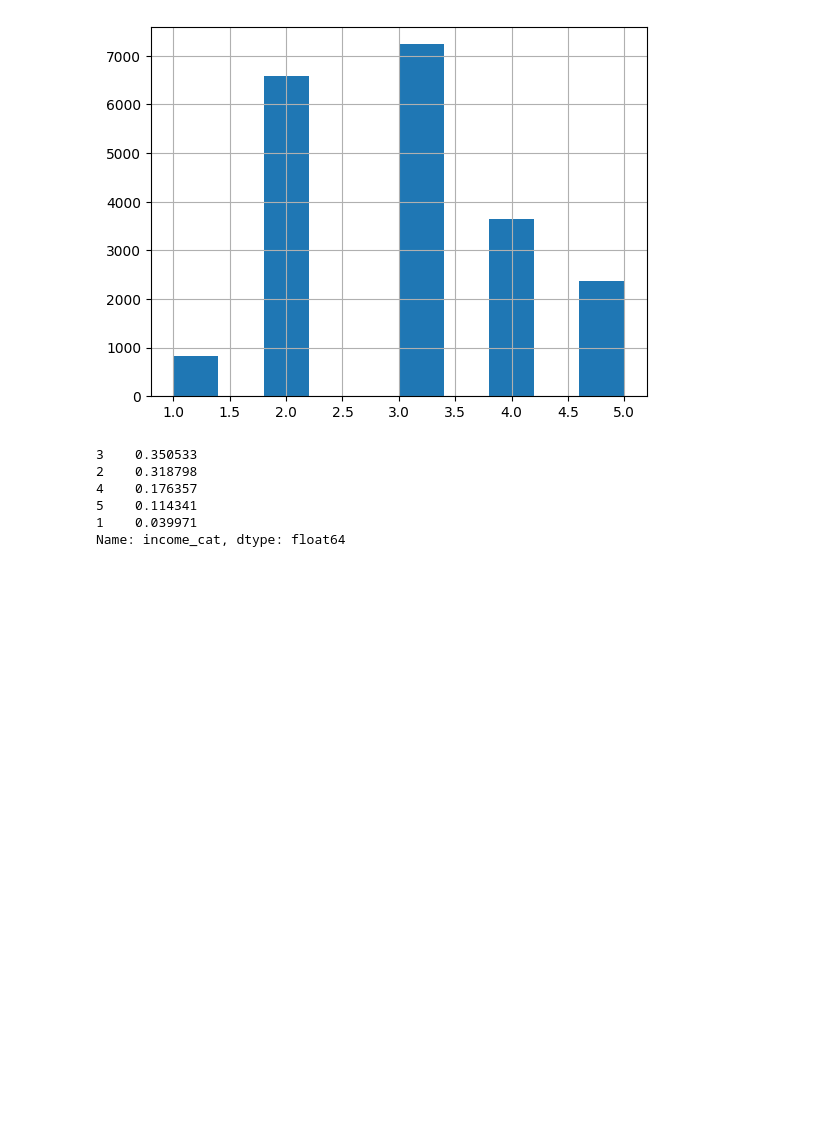
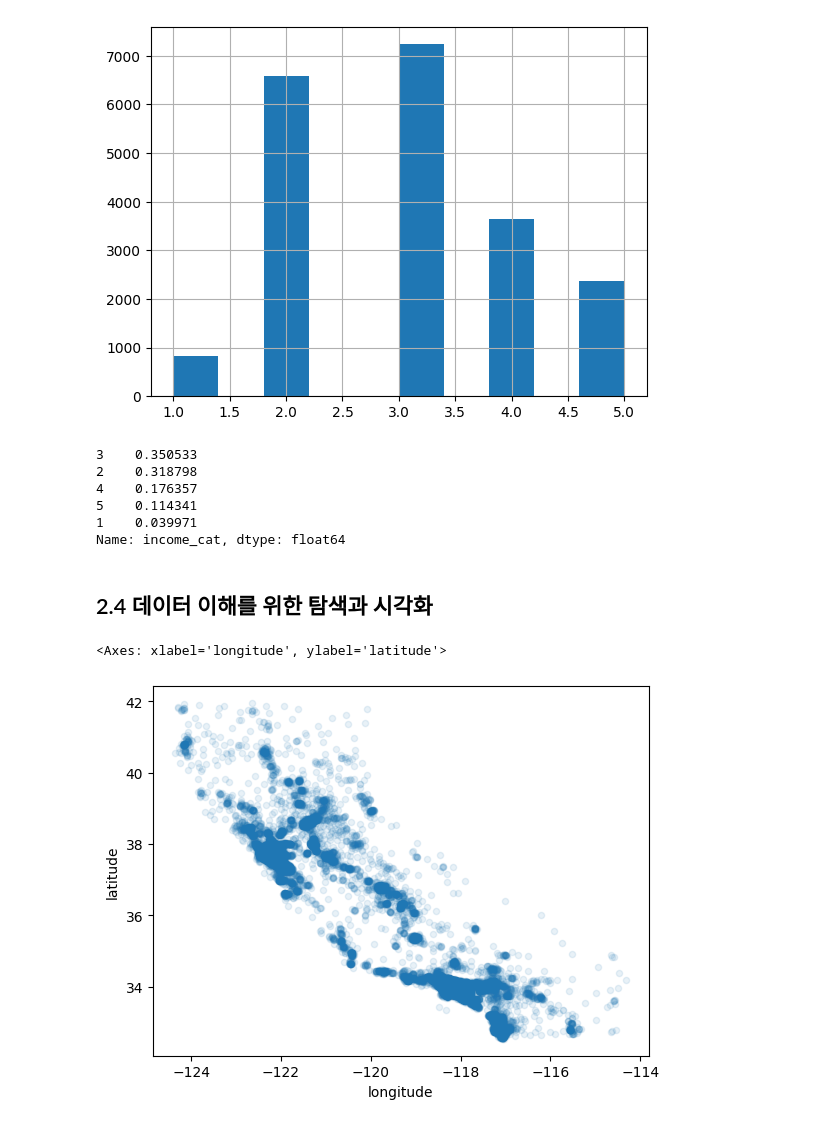
Before and after one commit to godud2604/handson-ml-study, a Jupyter notebook: Chapter2/02_end_to_end_machine_learning_project.ipynb, the cells around one changed output. Cells and saved outputs as stored; diff of their text form; code cells hidden in the pictures; blank space fills up the shorter version.

```diff
--- a/Chapter2/02_end_to_end_machine_learning_project.ipynb
+++ b/Chapter2/02_end_to_end_machine_learning_project.ipynb
@@ -154,0 +161,14 @@ Name: income_cat, dtype: float64
+# %% [markdown]
+## 2.4 데이터 이해를 위한 탐색과 시각화
+# %%
+housing = strat_train_set.copy()
+# %%
+"""
+지리적 데이터 시각화
+- 지리 정보(위도와 경도)가 있으니 모든 구역을 산점도로 만들어 데이터를 시각화
+- alpha : 데이터 포인트가 밀집된 영역을 나타낸다.
+"""
+housing.plot(kind='scatter', x='longitude', y='latitude', alpha=0.1)
+# %% [output]
+<Axes: xlabel='longitude', ylabel='latitude'>
+[figure, added]
```
Also changed, not shown: parts of 20 cells of this notebook.
